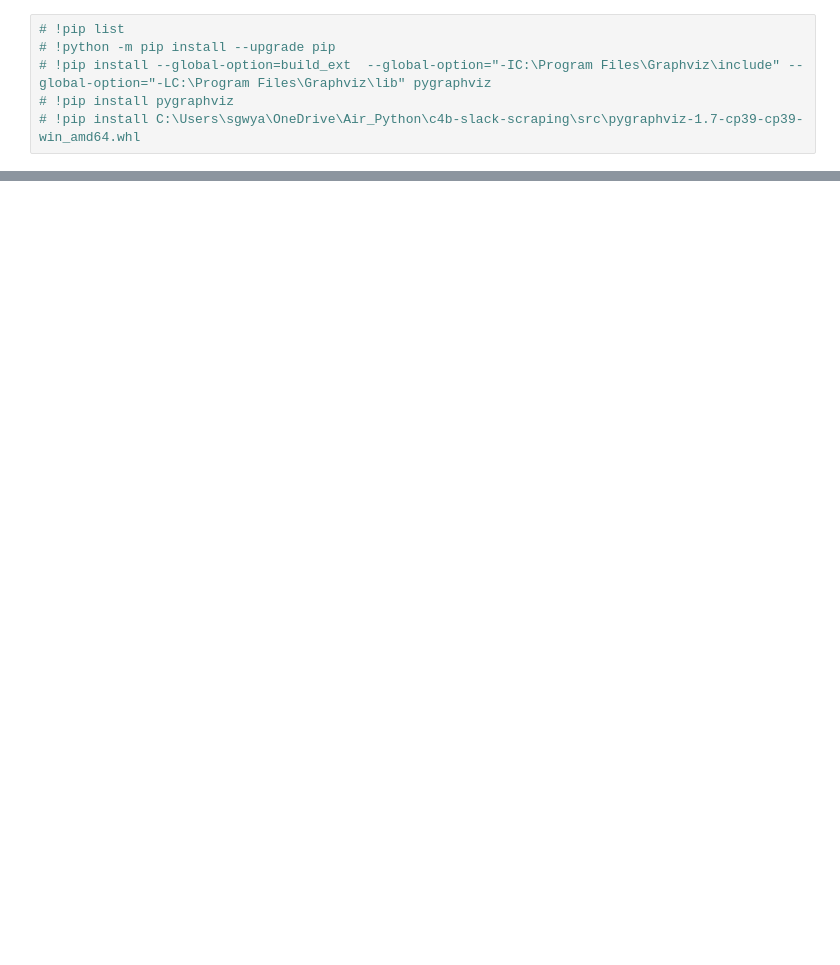
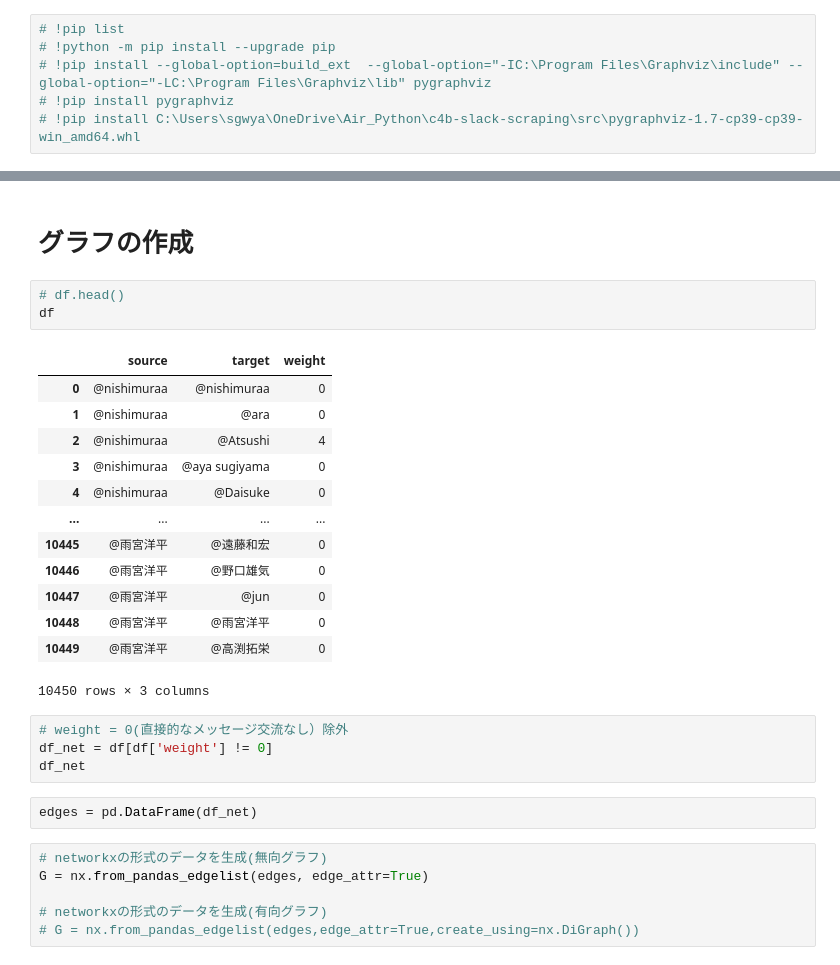
Before and after one commit to SimaAjiS/code4biz-slack_scraping, a Jupyter notebook: NetworkX_PyFraphvizでSlack人物相関可視化.ipynb, the cells around one changed output, grey strips where cells are left out. Saved outputs shown, nothing was run; the diff lists cells and outputs as text; blank space fills up the shorter version.

```diff
--- a/NetworkX_PyFraphvizでSlack人物相関可視化.ipynb
+++ b/NetworkX_PyFraphvizでSlack人物相関可視化.ipynb
@@ -129,0 +165,31 @@ fig.savefig("test.png")
+# %% [markdown]
+# グラフの作成
+# %%
+# df.head()
+df
+# %% [output]
+|  | source | target | weight |
+| 0 | @nishimuraa | @nishimuraa | 0 |
+| 1 | @nishimuraa | @ara | 0 |
+| 2 | @nishimuraa | @Atsushi | 4 |
+| 3 | @nishimuraa | @aya sugiyama | 0 |
+| 4 | @nishimuraa | @Daisuke | 0 |
+| ... | ... | ... | ... |
+| 10445 | @雨宮洋平 | @遠藤和宏 | 0 |
+| 10446 | @雨宮洋平 | @野口雄気 | 0 |
+| 10447 | @雨宮洋平 | @jun | 0 |
+| 10448 | @雨宮洋平 | @雨宮洋平 | 0 |
+| 10449 | @雨宮洋平 | @高渕拓栄 | 0 |
+10450 rows × 3 columns
+# %%
+# weight = 0(直接的なメッセージ交流なし）除外
+df_net = df[df['weight'] != 0]
+df_net
+# %%
+edges = pd.DataFrame(df_net)
+# %%
+# networkxの形式のデータを生成(無向グラフ)
+G = nx.from_pandas_edgelist(edges, edge_attr=True)
+
+# networkxの形式のデータを生成(有向グラフ)
+# G = nx.from_pandas_edgelist(edges,edge_attr=True,create_using=nx.DiGraph())
```
Also changed, not shown: parts of 12 cells of this notebook.
